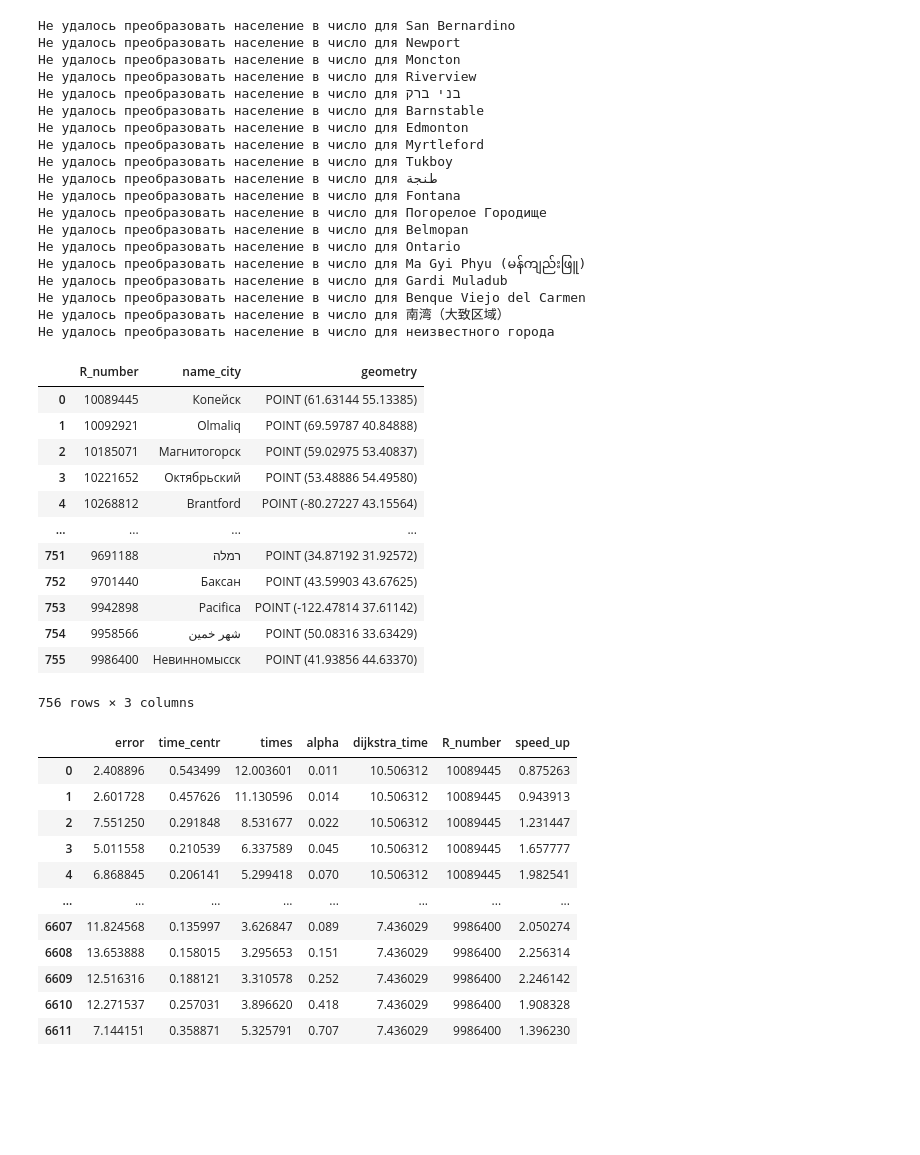
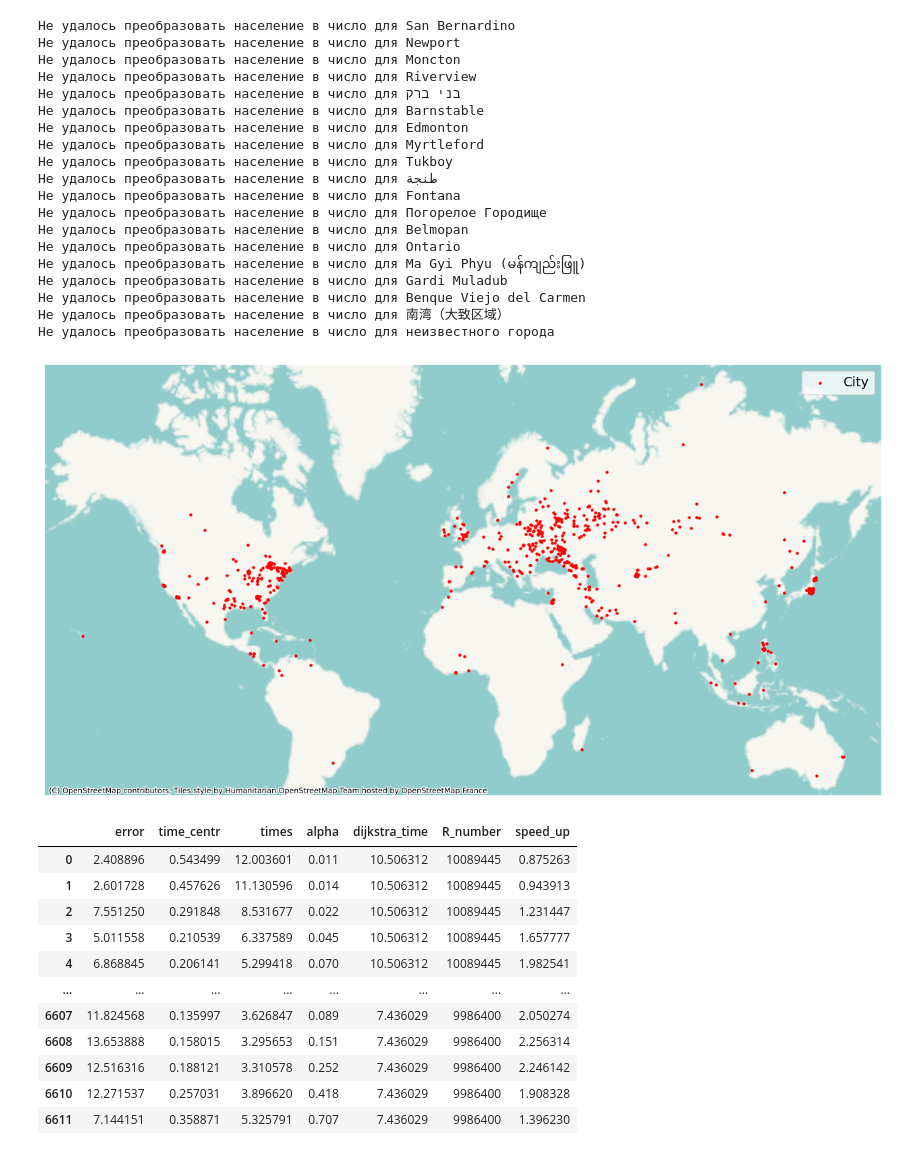
Before and after one commit to romanroff/tmp, a Jupyter notebook: main.ipynb, the cells around one changed output. Cells and saved outputs as stored; diff of their text form; code cells hidden in the pictures; blank space fills up the shorter version.

```diff
--- a/main.ipynb
+++ b/main.ipynb
@@ -99,18 +124,27 @@ import matplotlib.pyplot as plt
 import os
 import pickle
 
-
-
 def box_visualisation(absolute_errors, alphas, pfa_times, name='city', output_dir="data/img", show=False):
     fig, ax1 = plt.subplots(figsize=(16, 9))
 
+    # Параметры для boxplot
+    boxprops = {"color": "black", "linewidth": 3}
+    medianprops = {"color": "r", "linewidth": 4}
+    whiskerprops = {"color": "black", "linewidth": 3}
+    capprops = {"color": "black", "linewidth": 3}
+
     # Создаем boxplot на основной оси
-    ax1.boxplot(absolute_errors, showfliers=False, vert=True, patch_artist=True)
+    ax1.boxplot(absolute_errors, showfliers=False, vert=True, patch_artist=True,
+                medianprops=medianprops, boxprops=boxprops, whiskerprops=whiskerprops, capprops=capprops)
     ax1.set_ylabel('Errors, %', color='b')
     ax1.set_xlabel('Alpha')
     ax1.set_title(f'Boxplot of Errors - {name}')
     ax1.set_xticks(range(1, len(alphas) + 1))
     ax1.set_xticklabels(alphas)
+    ax1.set_ylim(0, 100)  # Установка основной вертикальной оси от 0 до 100
+
+    # Наклон текста на оси x
+    plt.setp(ax1.get_xticklabels(), rotation=45, ha='right')
 
     # Создаем второстепенную ось для pfa time
     ax2 = ax1.twinx()
@@ -130,14 +164,14 @@ def box_visualisation(absolute_errors, alphas, pfa_times, name='city', output_di
         plt.show()
 
 
-for n in ['ASHA', 'KRG', 'PARIS', 'Prague']:
-    with open(f'clusters_results/2024_06_26/{n}.pkl', 'rb') as f:
+for n in ['Durham', 'Kamëz', 'Paris', 'Prague']:
+    with open(f'clusters_results/2024_06_28/{n}.pkl', 'rb') as f:
         data = pickle.load(f)
 
         # Извлекаем значения absolute_err, alpha и pfa time в отдельные списки
         absolute_errors = [[i * 100 for i in results.errors] for results in data.points_results]
         alphas = [round(i.alpha, 3) for i in data.points_results]
-        pfa_times = [i.speed_up[0] for i in data.points_results]
+        speed_up = [i.speed_up[0] for i in data.points_results]
 
         # Вызываем функцию для создания и сохранения boxplot
-        box_visualisation(absolute_errors, alphas, pfa_times, data.name, show=True)
+        box_visualisation(absolute_errors, alphas, speed_up, data.name, show=True)
@@ -336,20 +428,18 @@ for R_number in tqdm(unique_r_numbers):
                 'geometry': center
             })
 
-city_gdf = gpd.GeoDataFrame(city_data)
+city_gdf = gpd.GeoDataFrame(city_data, geometry='geometry', crs='EPSG:4326')
-# %%
-city_gdf
-# %% [output]
-|  | R_number | name_city | geometry |
-| 0 | 10089445 | Копейск | POINT (61.63144 55.13385) |
-| 1 | 10092921 | Olmaliq | POINT (69.59787 40.84888) |
-| 2 | 10185071 | Магнитогорск | POINT (59.02975 53.40837) |
-| 3 | 10221652 | Октябрьский | POINT (53.48886 54.49580) |
-| 4 | 10268812 | Brantford | POINT (-80.27227 43.15564) |
-| ... | ... | ... | ... |
-| 751 | 9691188 | רמלה | POINT (34.87192 31.92572) |
-| 752 | 9701440 | Баксан | POINT (43.59903 43.67625) |
-| 753 | 9942898 | Pacifica | POINT (-122.47814 37.61142) |
-| 754 | 9958566 | شهر خمین | POINT (50.08316 33.63429) |
-| 755 | 9986400 | Невинномысск | POINT (41.93856 44.63370) |
-756 rows × 3 columns
+# %%
+fig, ax = plt.subplots(figsize=(16, 9))
+city_gdf = city_gdf.to_crs(epsg=3857)
+city_gdf.plot(ax=ax, color='red', markersize=5, label='City')
+ctx.add_basemap(ax, zoom=1)
+ax.set_axis_off()
+
+# Добавление легенды
+ax.legend(loc='upper right', fontsize=14)
+
+plt.savefig('data/img/world_map.png', dpi=200, bbox_inches='tight')
+plt.show()
+# %% [output]
+[figure, added]
```
Also changed, not shown: parts of 21 cells of this notebook, 1 other file.
